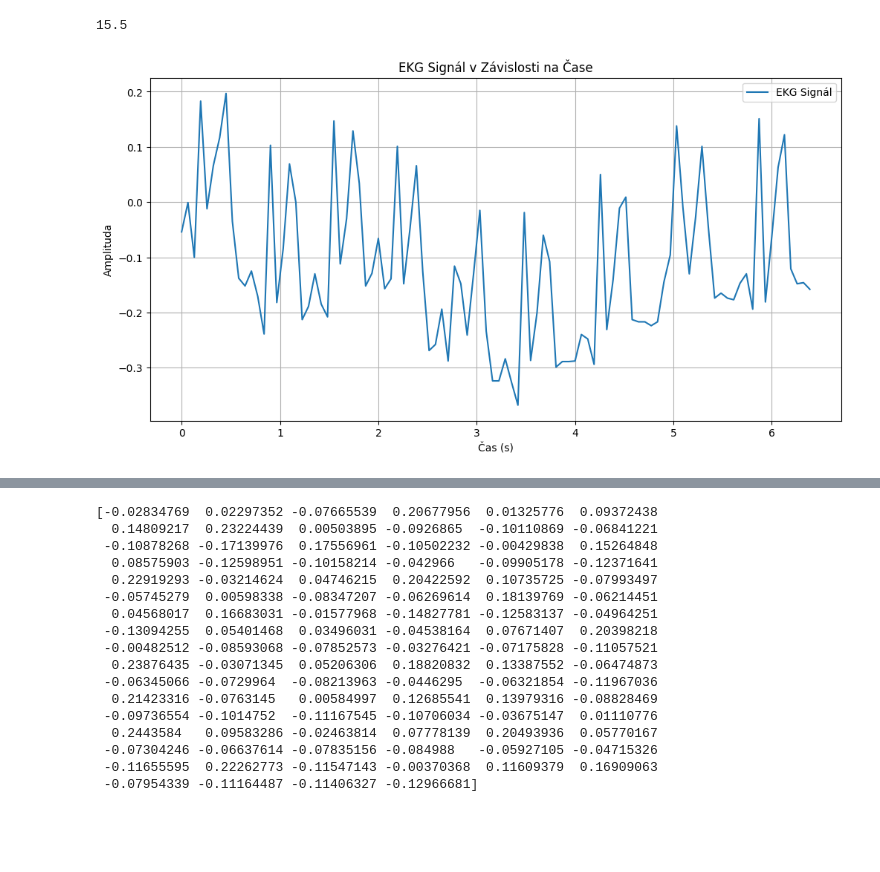
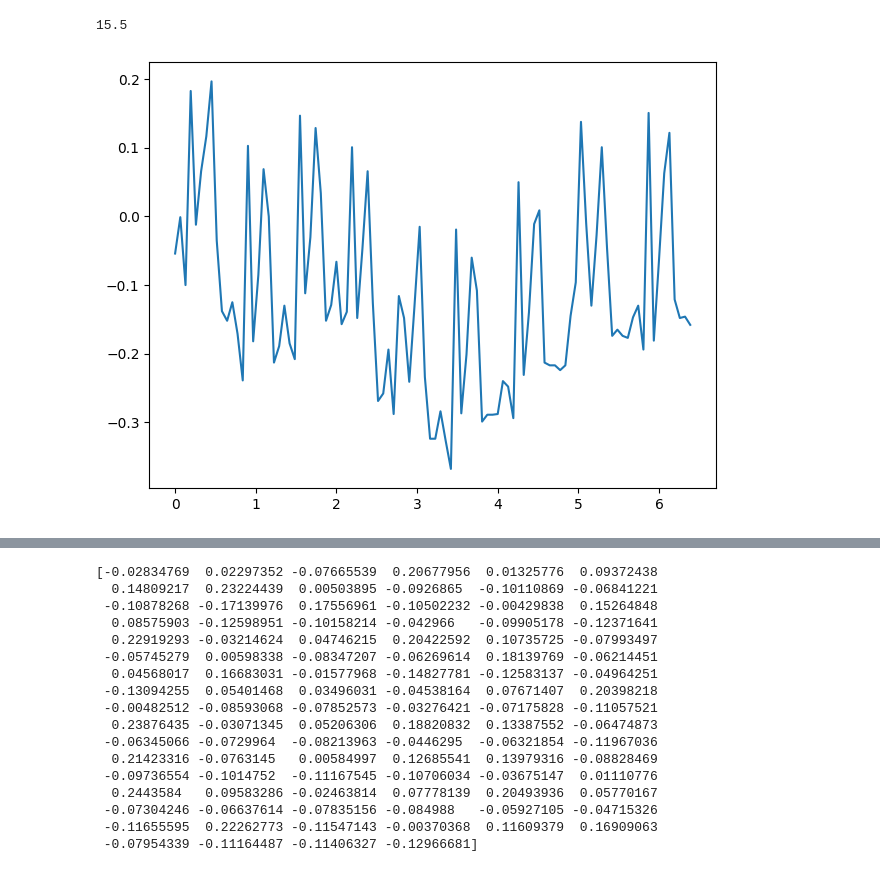
Before and after one commit to Bumross/PZS-sem1, a Jupyter notebook: Code.ipynb, the cells around one changed output, grey strips where cells are left out. Saved outputs shown, nothing was run; the diff lists cells and outputs as text; code cells hidden in the pictures; blank space fills up the shorter version.

```diff
--- a/Code.ipynb
+++ b/Code.ipynb
@@ -16,102 +16,38 @@ def load_data(path):
         print(f"Error loading data: {e}")
         return None, None
 
 
 def remove_baseline_wander_fft(ekg_data, sampling_rate=4, cutoff_frequency=0.5):
     """Removes the baseline wander for better manipulation with data. Using Fourier Transformation
     to locate lowfrequency components and erasing them."""
     spectrum = fft(ekg_data)
     freq = np.fft.fftfreq(len(ekg_data), 1/sampling_rate)
     spectrum[(freq > -cutoff_frequency) & (freq < cutoff_frequency)] = 0
     ekg_without_baseline = np.real(ifft(spectrum))
     return ekg_without_baseline
 
+def plot(data, samp_rate):
+    """Creates a plot. F(t)"""
+    time = np.arange(0, len(data) / samp_rate, 1 / samp_rate)
 
-def plot_ekg(ekg_data, sampling_rate):
-    time = np.arange(0, len(ekg_data) / sampling_rate, 1 / sampling_rate)
-
-    # Vykreslení EKG signálu v závislosti na čase
-    plt.figure(figsize=(12, 6))
-    plt.plot(time, ekg_data, label='EKG Signál')
-    plt.title('EKG Signál v Závislosti na Čase')
-    plt.xlabel('Čas (s)')
-    plt.ylabel('Amplituda')
-    plt.legend()
-    plt.grid(True)
+    plt.plot(time, data)
+    plt.tight_layout()
     plt.show()
-
 
 
 database = 'Database/drive05'
 ECGnative, fields = load_data(database)
 samp_rate = fields['fs']
 print(samp_rate)
 #crapped data for rewiev
 ecg_data = np.array(ECGnative[:100])
 
 cutoff_frequency = 0.5
 
 ecg_edit_fft = remove_baseline_wander_fft(ecg_data, samp_rate, cutoff_frequency=cutoff_frequency)
-plot_ekg(ecg_data, samp_rate)
-plot_ekg(ecg_edit_fft, samp_rate)
+plot(ecg_data, samp_rate)
+plot(ecg_edit_fft, samp_rate)
 print(ecg_edit_fft)
-
-
-def moving_average(data, window_size):
-    return np.convolve(data, np.ones(window_size)/window_size, mode='same')
-
-def suppress_post_r_peaks(ekg_data, r_peaks, window_size=5, threshold=0.1):
-    suppressed_signal = np.copy(ekg_data)
-
-    for r_peak in r_peaks:
-        start_index = max(0, r_peak - window_size)
-        end_index = min(len(ekg_data), r_peak + window_size + 1)
-        suppressed_signal[start_index:end_index] = 0
-
-    filtered_signal = moving_average(suppressed_signal, window_size)
-
-    # Prahování pro lepší vizualizaci
-    thresholded_signal = (filtered_signal > threshold).astype(float)
-
-    return filtered_signal, thresholded_signal
-
-def plot_suppressed_r_peaks(ekg_data, filtered_signal, thresholded_signal, sampling_rate=15.5):
-    time = np.arange(0, len(ekg_data) / sampling_rate, 1 / sampling_rate)
-
-    plt.figure(figsize=(12, 8))
-    plt.subplot(3, 1, 1)
-    plt.plot(time, ekg_data, label='Původní signál')
-    plt.title('Původní EKG signál')
-    plt.xlabel('Čas (s)')
-    plt.ylabel('Amplituda')
-    plt.legend()
-
-    plt.subplot(3, 1, 2)
-    plt.plot(time, filtered_signal, label='Filtrovaný signál')
-    plt.title('Filtrovaný EKG signál s potlačenými píky')
-    plt.xlabel('Čas (s)')
-    plt.ylabel('Amplituda')
-    plt.legend()
-
-    plt.subplot(3, 1, 3)
-    plt.plot(time, thresholded_signal, label='Prahovaný signál', color='orange')
-    plt.title('Prahovaný EKG signál')
-    plt.xlabel('Čas (s)')
-    plt.ylabel('Amplituda (binary)')
-    plt.legend()
-
-    plt.tight_layout()
-    plt.show()
-
-# Příklad použití
-ekg_data = np.array(ecg_edit_fft)  # Nahraďte skutečnými daty ze signálu EKG
-r_peaks = np.array([...] )  # Nahraďte skutečnými detekovanými R píky
-
-# Potlačení píků po R pících
-filtered_signal, thresholded_signal = suppress_post_r_peaks(ekg_data, r_peaks)
-
-# Vykreslení původního a upraveného signálu
-plot_suppressed_r_peaks(ekg_data, filtered_signal, thresholded_signal)
 # %% [output]
 15.5
-[figure, old version]
+[figure, new version]
```
Also changed, not shown: parts of 2 cells of this notebook.
